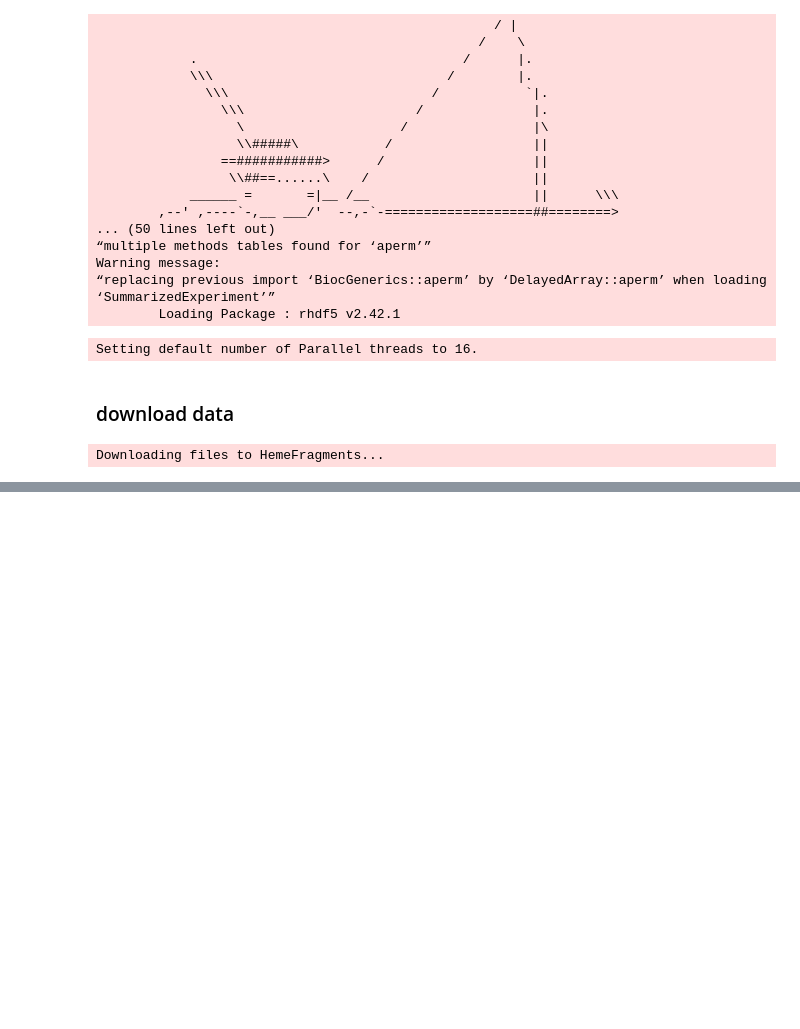
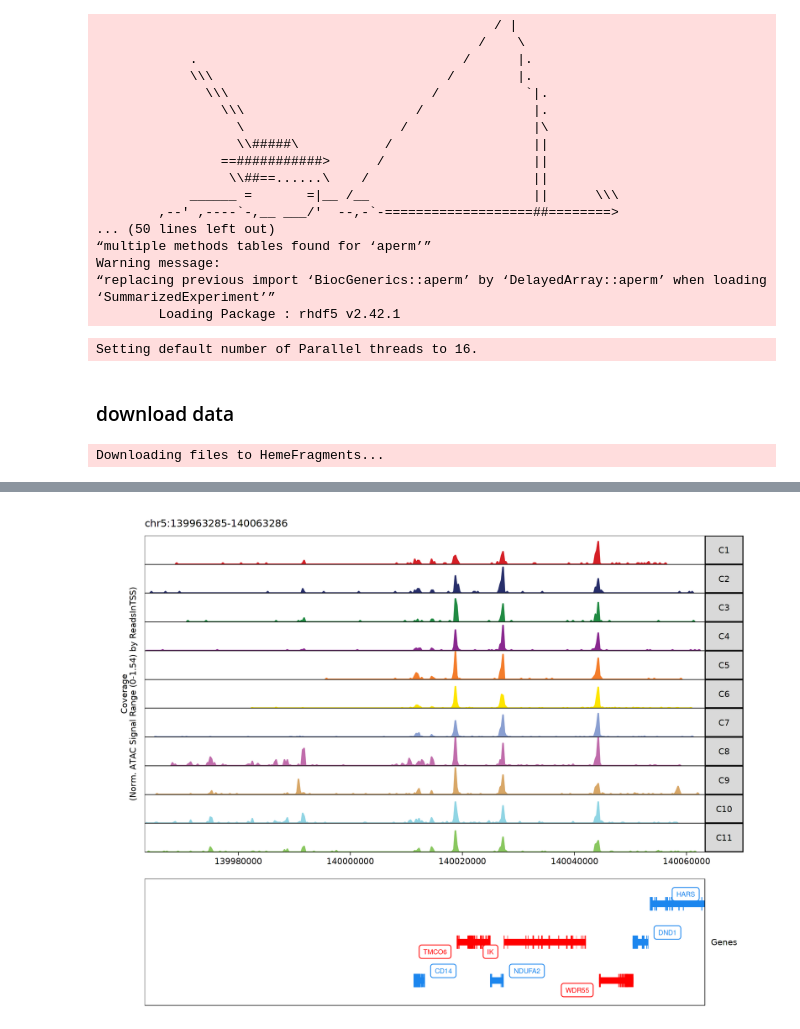
Before and after one commit to BuilderPie/learn_ArchR, a Jupyter notebook: code/brief_tutorial.ipynb, the cells around one changed output, grey strips where cells are left out. Drawn from its saved outputs; the diff is of its cells as text; code cells hidden in the pictures; blank space fills up the shorter version.

```diff
--- a/code/brief_tutorial.ipynb
+++ b/code/brief_tutorial.ipynb
@@ -46,0 +396,8 @@ setwd("../code/")
+# %%
+p <- plotBrowserTrack(
+    ArchRProj = proj,
+    groupBy = "Clusters",
+    geneSymbol = markerGenes,
+    upstream = 50000,
+    downstream = 50000
+)
@@ -46,0 +440,5 @@ setwd("../code/")
+# %%
+grid::grid.newpage()
+grid::grid.draw(p$CD14)
+# %% [output]
+[figure, added]
```
Also changed, not shown: parts of 40 cells of this notebook.
